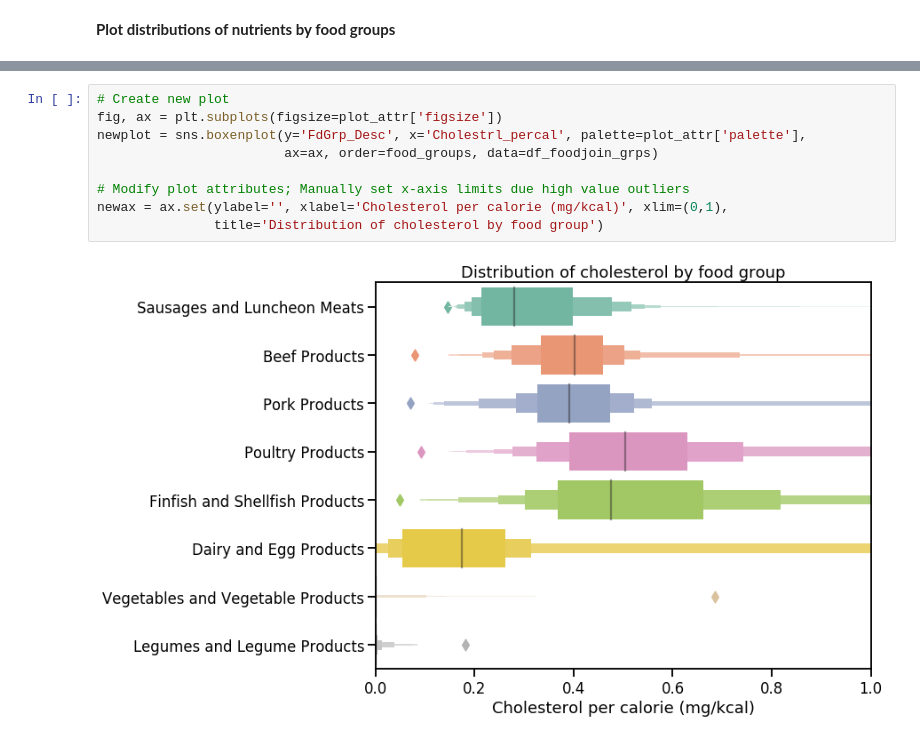
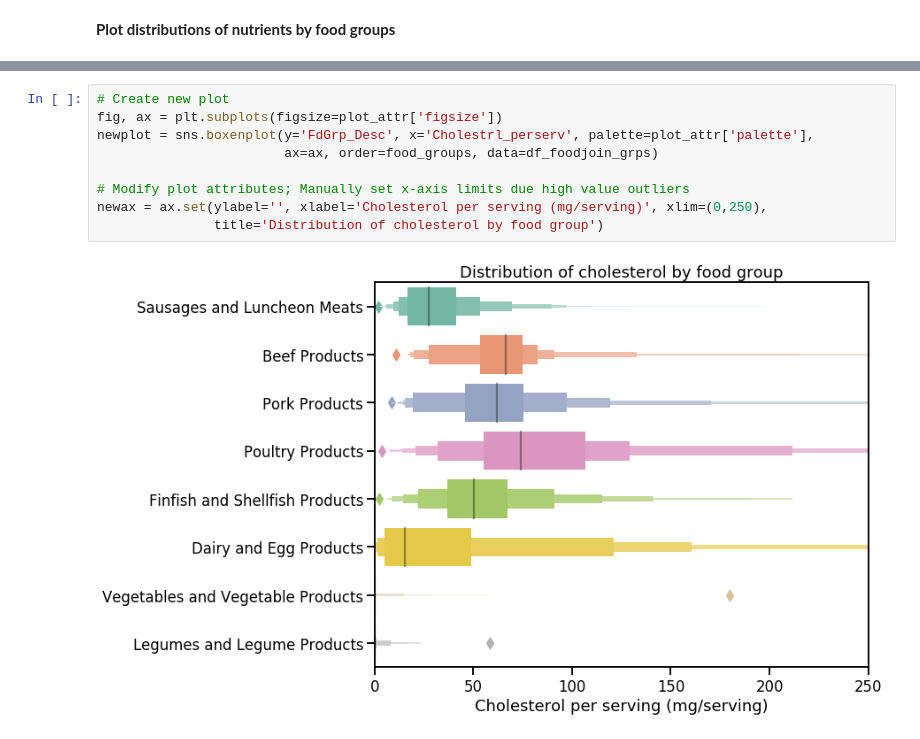
Before and after one commit to mikepm35/nutrientDatabase, a Jupyter notebook: food_groups.ipynb, the cells around one changed output, grey strips where cells are left out. Saved outputs shown, nothing was run; the diff lists cells and outputs as text.

```diff
--- a/food_groups.ipynb
+++ b/food_groups.ipynb
@@ -192,14 +192,14 @@ newax = ax.set(ylabel='', xlabel='Total fat per calorie (g/kcal)',
 # %%
 # Create new plot
 fig, ax = plt.subplots(figsize=plot_attr['figsize'])
-newplot = sns.boxenplot(y='FdGrp_Desc', x='Cholestrl_percal', palette=plot_attr['palette'],
+newplot = sns.boxenplot(y='FdGrp_Desc', x='Cholestrl_perserv', palette=plot_attr['palette'],
                         ax=ax, order=food_groups, data=df_foodjoin_grps)
 
 # Modify plot attributes; Manually set x-axis limits due high value outliers
-newax = ax.set(ylabel='', xlabel='Cholesterol per calorie (mg/kcal)', xlim=(0,1),
+newax = ax.set(ylabel='', xlabel='Cholesterol per serving (mg/serving)', xlim=(0,250),
                title='Distribution of cholesterol by food group')
 # %% [output]
-[figure, old version]
+[figure, new version]
 # %%
 # Create new plot
 fig, ax = plt.subplots(figsize=plot_attr['figsize'])
```
Also changed, not shown: parts of 5 cells of this notebook.
